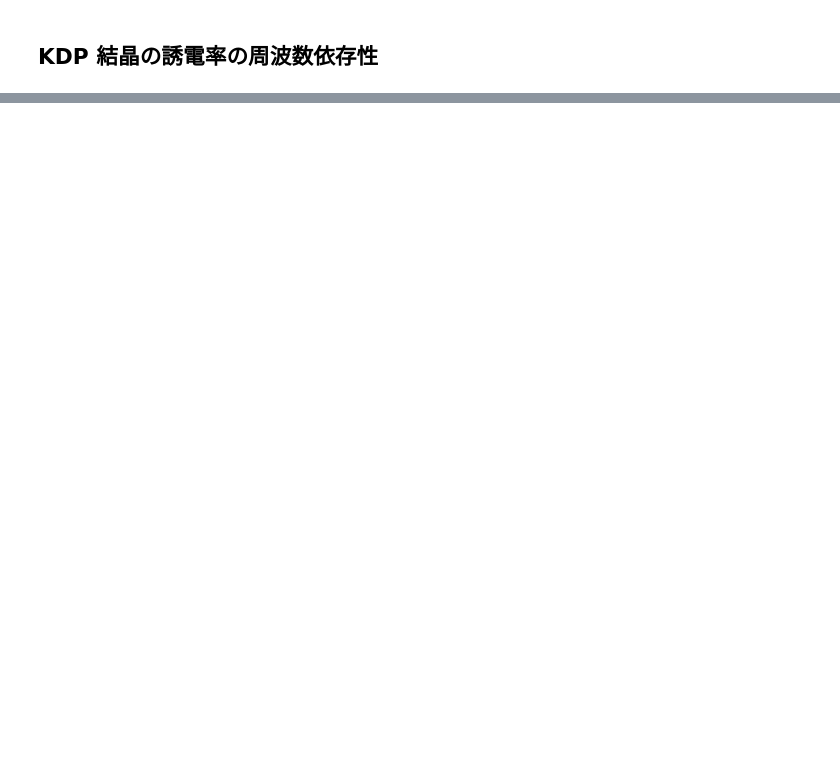
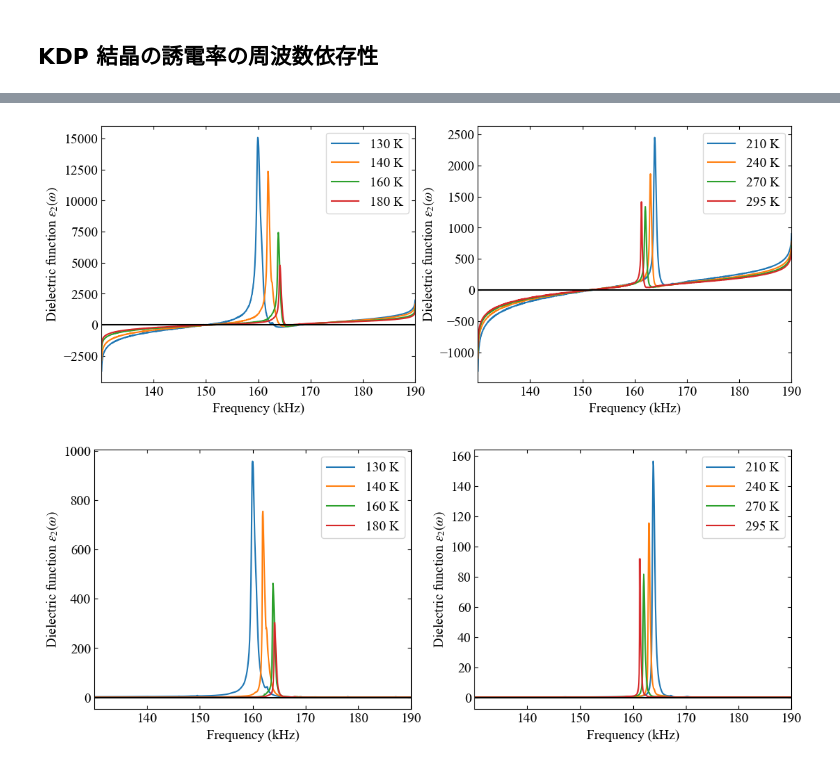
Before and after one commit to xiang-gong3944/----, a Jupyter notebook: 2024_10_25_強誘電体/data/2024_10_25.ipynb, the cells around one changed output, grey strips where cells are left out. Saved outputs shown, nothing was run; the diff lists cells and outputs as text; code cells hidden in the pictures; blank space fills up the shorter version.

```diff
--- a/2024_10_25_強誘電体/data/2024_10_25.ipynb
+++ b/2024_10_25_強誘電体/data/2024_10_25.ipynb
@@ -61,0 +175,13 @@ def plot_epsilon2(x, y, legend, targetFileIndex):
+# %%
+def calc_epsilon2(Frequency, Epsilon1):
+    Epsilon2 = np.zeros_like(Epsilon1)
+    for nfile in range(8):
+        for i in range(999):
+            for j in range(999):
+                if (i == j): continue
+                if(j == 0) : df = 0.05
+                else : df = Frequency[nfile, j] - Frequency[nfile, j-1]
+                #Cauchy の主値積分のところ
+                Epsilon2[nfile, i] +=  (Epsilon1[nfile,j]-1)/(Frequency[nfile, j]**2 - Frequency[nfile,i]**2)
+            Epsilon2[nfile, i] *= -2*Frequency[nfile,i]/np.pi
+    return Epsilon2
@@ -117,0 +226,3 @@ plt.plot(Temp, Frequency_res)
+# %%
+# クラマスクローニッヒを使ったもの
+Epsilon2 = calc_epsilon2(Frequency, Epsilon1)
@@ -117,0 +249,6 @@ plt.plot(Temp, Frequency_res)
+# %%
+plot_epsilon2(Frequency, Epsilon2, Temp)
+plot_epsilon2(Frequency, np.abs(Dissipation*Epsilon1), Temp)
+# %% [output]
+[figure, added]
+[figure, added]
```
Also changed, not shown: parts of 19 cells of this notebook, 3 other files.
